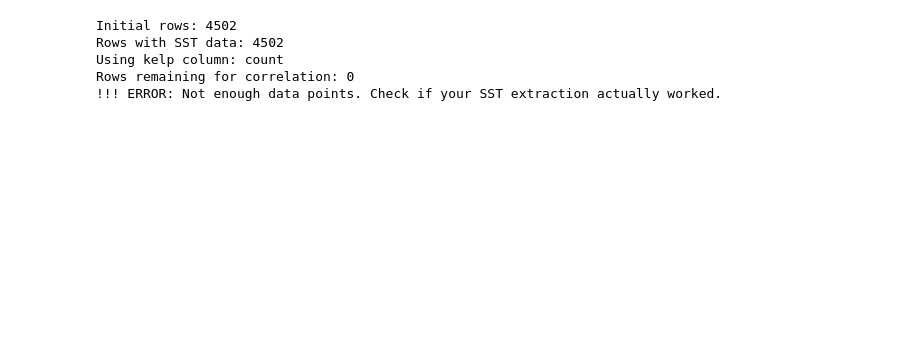
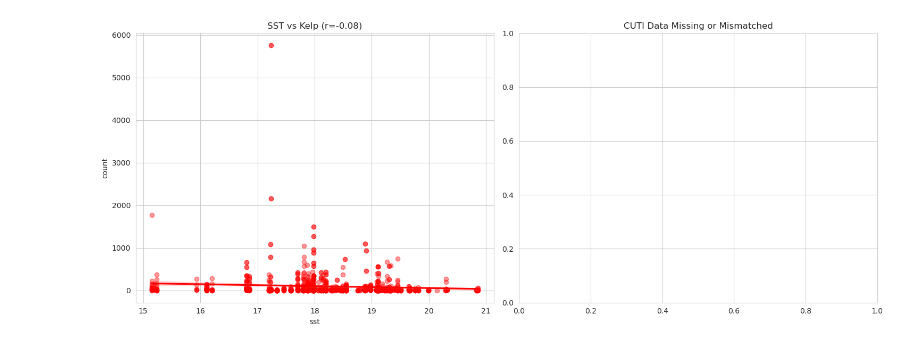
Before and after one commit to fish-pace/2026-proj-kelp-west, a Jupyter notebook: contributor_folders/christina/simple_correlation_sst_chlora.ipynb, the cells around one changed output. Cells and saved outputs as stored; diff of their text form; code cells hidden in the pictures; blank space fills up the shorter version.

Commit message:
final correlation analysis

```diff
--- a/contributor_folders/christina/simple_correlation_sst_chlora.ipynb
+++ b/contributor_folders/christina/simple_correlation_sst_chlora.ipynb
@@ -8,8 +8,11 @@ from tqdm import tqdm
 auth = earthaccess.login()
 bounds = (-120.75, 33.5, -119, 34.5)
 
-df_kelp = pd.read_csv("../../data/PISCO_kelpdata.csv")
-df_kelp['time'] = pd.to_datetime(df_kelp[['year', 'month', 'day']])
+#df_kelp = pd.read_csv("../../data/PISCO_kelpdata.csv")
+df_kelp = pd.read_csv("../../contributor_folders/annie/PISCO_ChannelIslands_KelpCount.csv")
+#df_kelp['time'] = pd.to_datetime(df_kelp[['year', 'month', 'day']])
+df_kelp['time'] = pd.to_datetime(df_kelp['date'])
+
 df_kelp['sst'] = np.nan
 
 sst_query = earthaccess.search_data(
@@ -23,7 +26,7 @@ urls = earthaccess.open(sst_query)
 
 for url in tqdm(urls):
     try:
-        with xr.open_dataset(url, engine="h5netcdf") as ds:
+        with xr.open_dataset(url, engine="h5netcdf", decode_timedelta=True) as ds:
             # Match formats (removing timezone for safety)
             current_day_dt = pd.to_datetime(ds.time.values[0]).replace(tzinfo=None)
 
@@ -74,71 +60,52 @@ import pandas as pd
 import numpy as np
 import matplotlib.pyplot as plt
 import seaborn as sns
 from scipy.stats import pearsonr
 
-# 1. Load data
 df_final = pd.read_csv("temp_sst_lookup.csv")
 df_final['time'] = pd.to_datetime(df_final['time']).dt.tz_localize(None)
 
-# --- DEBUG BLOCK ---
-print(f"Initial rows: {len(df_final)}")
-print(f"Rows with SST data: {df_final['sst'].notna().sum()}")
+ds_CUTI = xr.open_dataset("../../data/CUTI_daily.nc")
 
-# Identify the correct kelp count column
-if 'observation_count' in df_final.columns:
-    kelp_col = 'observation_count'
-elif 'count' in df_final.columns:
-    kelp_col = 'count'
-else:
-    # If it's something else, find the first column with 'count' in the name
-    kelp_col = [c for c in df_final.columns if 'count' in c.lower()][0]
-print(f"Using kelp column: {kelp_col}")
-# -------------------
+if ds_CUTI.indexes['time'].tzinfo is not None:
+    ds_CUTI['time'] = ds_CUTI.indexes['time'].tz_localize(None)
 
-# 2. Load CUTI
-ds_cuti = xr.open_dataset("../../data/CUTI_daily.nc")
-if ds_cuti.indexes['time'].tzinfo is not None:
-    ds_cuti['time'] = ds_cuti.indexes['time'].tz_localize(None)
-
-def get_cuti(row):
+def get_CUTI(row):
     try:
-        val = ds_cuti.cuti.sel(lat=row.latitude, time=row.time, method='nearest').values
+        val = ds_CUTI.CUTI.sel(
+            lat=row.latitude,
+            time=row.time,
+            method='nearest'
+        ).values
         return float(val)
     except:
         return np.nan
 
-df_final['cuti'] = df_final.apply(get_cuti, axis=1)
+df_final['CUTI'] = df_final.apply(get_CUTI, axis=1)
 
-# 3. Clean data
-# We drop rows only if they are missing the ESSENTIALS
-df_plot = df_final.dropna(subset=['sst', 'cuti', kelp_col]).sort_values('time')
+kelp_col = 'count' if 'count' in df_final.columns else 'observation_count'
 
-print(f"Rows remaining for correlation: {len(df_plot)}")
+df_plot = df_final.dropna(subset=['sst', kelp_col])
 
-if len(df_plot) < 2:
-    print("!!! ERROR: Not enough data points. Check if your SST extraction actually worked.")
-else:
-    # 4. Correlation
-    r_sst, p_sst = pearsonr(df_plot['sst'], df_plot[kelp_col])
-    r_cuti, p_cuti = pearsonr(df_plot['cuti'], df_plot[kelp_col])
-
-    # 5. Plotting
+if len(df_plot) >= 2:
     fig, (ax1, ax2) = plt.subplots(1, 2, figsize=(15, 6))
 
+    r_sst, p_sst = pearsonr(df_plot['sst'], df_plot[kelp_col])
     sns.regplot(data=df_plot, x='sst', y=kelp_col, ax=ax1, color='red', scatter_kws={'alpha':0.4})
     ax1.set_title(f"SST vs Kelp (r={r_sst:.2f})")
 
-    sns.regplot(data=df_plot, x='cuti', y=kelp_col, ax=ax2, color='green', scatter_kws={'alpha':0.4})
-    ax2.set_title(f"CUTI vs Kelp (r={r_cuti:.2f})")
+    df_CUTI_plot = df_plot.dropna(subset=['CUTI'])
+    if len(df_CUTI_plot) >= 2:
+        r_CUTI, p_CUTI = pearsonr(df_CUTI_plot['CUTI'], df_CUTI_plot[kelp_col])
+        sns.regplot(data=df_CUTI_plot, x='CUTI', y=kelp_col, ax=ax2, color='green', scatter_kws={'alpha':0.4})
+        ax2.set_title(f"CUTI vs Kelp (r={r_CUTI:.2f})")
+    else:
+        ax2.set_title("CUTI Data Missing or Mismatched")
 
     plt.tight_layout()
     plt.savefig("kelp_health_correlation.png")
     plt.show()
 
     df_plot.to_csv("kelp_health_correlation_final.csv", index=False)
 # %% [output]
-Initial rows: 4502
-Rows with SST data: 4502
-Using kelp column: count
-Rows remaining for correlation: 0
-!!! ERROR: Not enough data points. Check if your SST extraction actually worked.
+[figure, added]
```
Also changed, not shown: parts of 7 cells of this notebook, 8 other files.
